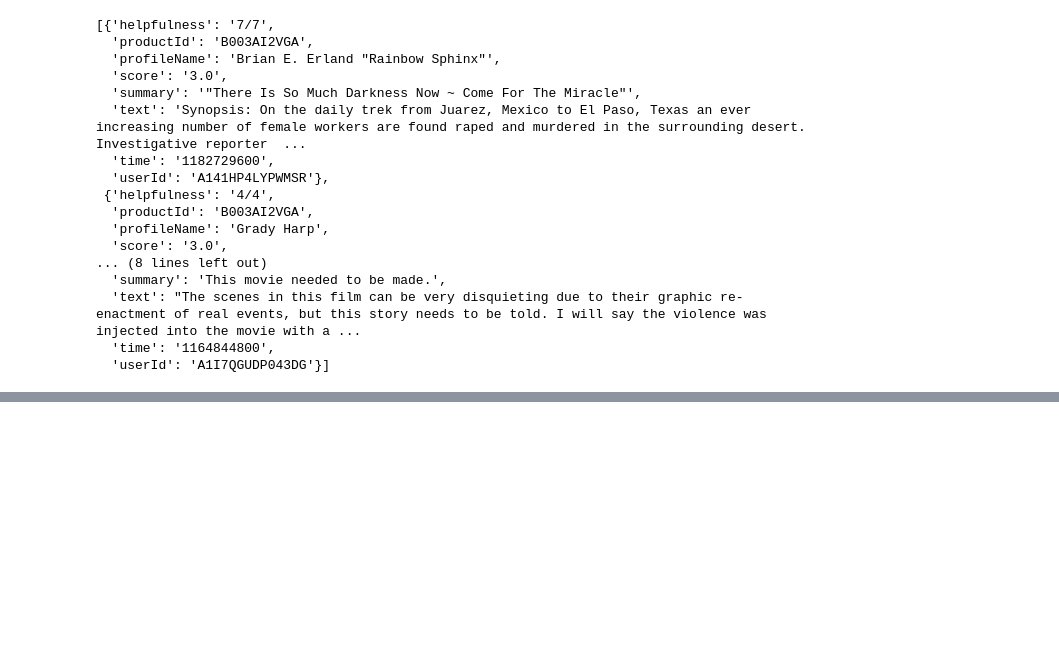
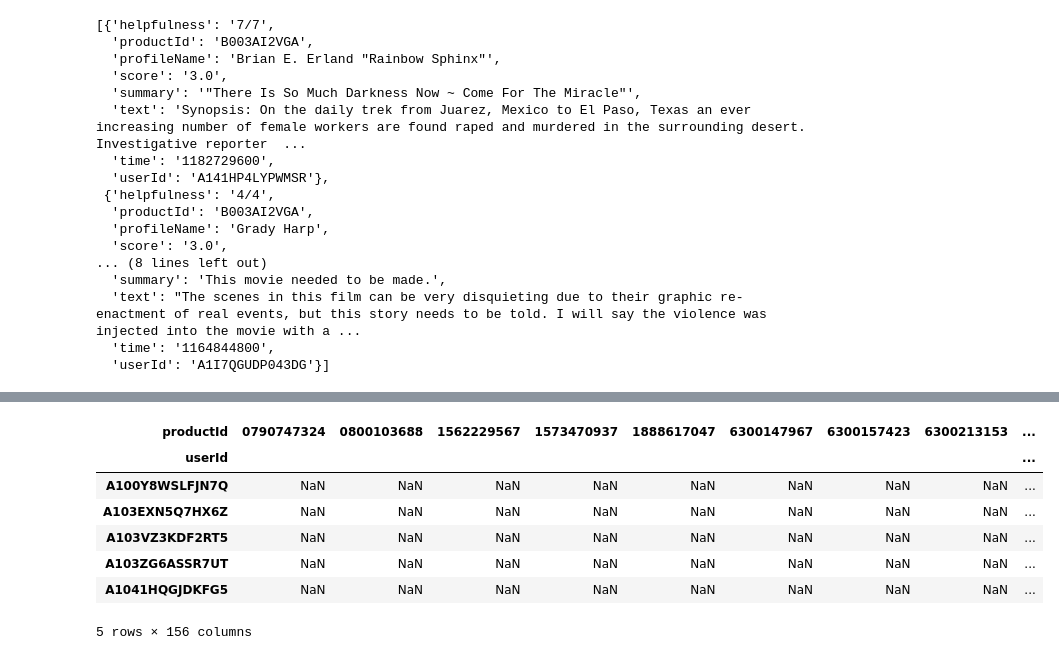
Before and after one commit to FizikRoot/nir, a Jupyter notebook: nir/amazon movie.ipynb, the cells around one changed output, grey strips where cells are left out. Cells and saved outputs as stored; diff of their text form; code cells hidden in the pictures; blank space fills up the shorter version.

```diff
--- a/nir/amazon movie.ipynb
+++ b/nir/amazon movie.ipynb
@@ -80,0 +175,3 @@ pprint.pprint((list_of_dicts[501]))
+# %%
+import pandas as pd
+df = pd.DataFrame(list_of_dicts)
@@ -80,0 +187,12 @@ pprint.pprint((list_of_dicts[501]))
+# %%
+rp = df.pivot_table(columns=['productId'], index=['userId'],values='score')
+rp.head()
+# %% [output]
+| productId | 0790747324 | 0800103688 | 1562229567 | 1573470937 | 1888617047 | 6300147967 | 6300157423 | 6300213153 | ... |
+| userId |  |  |  |  |  |  |  |  | ... |
+| A100Y8WSLFJN7Q | NaN | NaN | NaN | NaN | NaN | NaN | NaN | NaN | ... |
+| A103EXN5Q7HX6Z | NaN | NaN | NaN | NaN | NaN | NaN | NaN | NaN | ... |
+| A103VZ3KDF2RT5 | NaN | NaN | NaN | NaN | NaN | NaN | NaN | NaN | ... |
+| A103ZG6ASSR7UT | NaN | NaN | NaN | NaN | NaN | NaN | NaN | NaN | ... |
+| A1041HQGJDKFG5 | NaN | NaN | NaN | NaN | NaN | NaN | NaN | NaN | ... |
+5 rows × 156 columns
```
Also changed, not shown: parts of 24 cells of this notebook.
